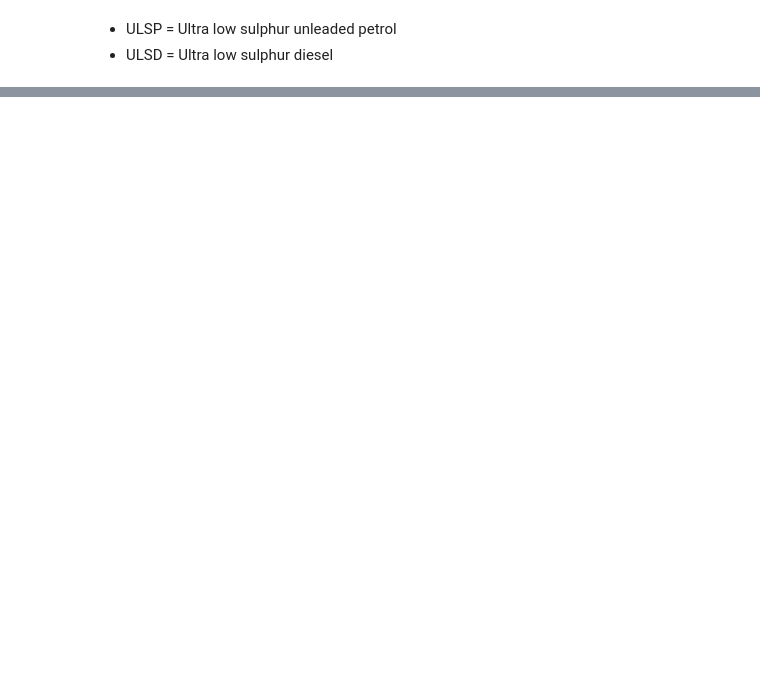
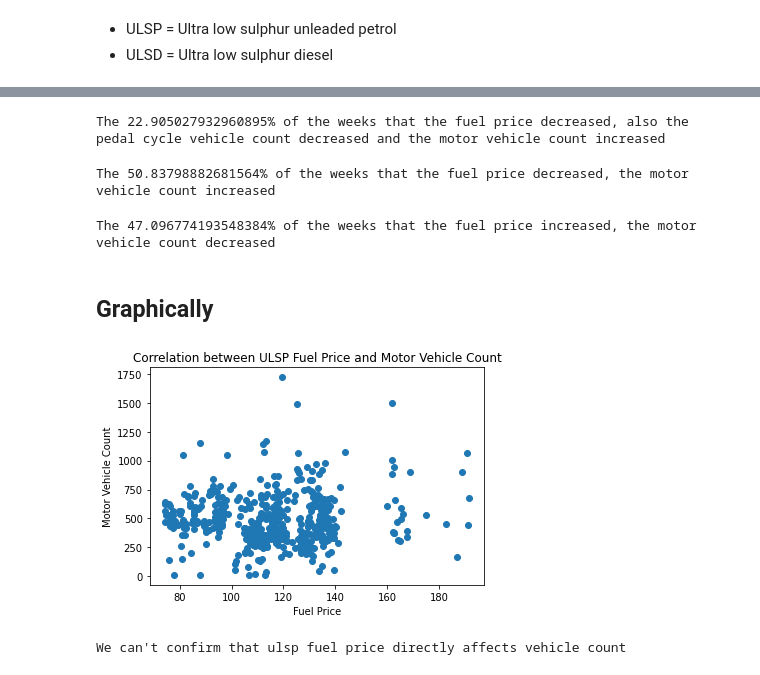
Before and after one commit to matiasgarpal/MyOwnPortfolio, a Jupyter notebook: PySpark/UK_Traffic_Data/data_engineering.ipynb, the cells around one changed output, grey strips where cells are left out. Saved outputs shown, nothing was run; the diff lists cells and outputs as text; code cells hidden in the pictures; blank space fills up the shorter version.

```diff
--- a/PySpark/UK_Traffic_Data/data_engineering.ipynb
+++ b/PySpark/UK_Traffic_Data/data_engineering.ipynb
@@ -382,0 +440,9 @@ only showing top 20 rows
+# %%
+windowSpec = Window.partitionBy().orderBy(col('year').asc(), col('weekNumber').asc())
+# %%
+df = df.groupBy('year', 'weekNumber').agg(
+    avg('pedal_cycles').alias('pedal_cycles'),
+    avg('all_motor_vehicles').alias('all_motor_vehicles')
+    ).\
+    withColumn("RN", row_number().over(windowSpec)).\
+    persist()
@@ -382,0 +469,10 @@ only showing top 20 rows
+# %%
+df = df.alias('new').join(df.alias('last_week'),
+                                            on= col('new.RN') == col('last_week.RN') + 1,
+                                            how='left'
+                                            ).\
+                                        select('new.*',
+                                               (col('new.pedal_cycles') - col('last_week.pedal_cycles')).alias('pedal_cycles_week_diff'),
+                                               (col('new.all_motor_vehicles') - col('last_week.all_motor_vehicles')).alias('all_motor_vehicles_week_diff')
+                                               ).drop('RN').\
+                                               persist()
@@ -382,0 +502,12 @@ only showing top 20 rows
+# %%
+df = df.join(fuel_prices, on= (df.weekNumber == fuel_prices.fuel_weekNumber)
+             &
+             (df.year == fuel_prices.fuel_year),
+             how='inner'
+             ).select(
+                 'year', 'weekNumber', 'pedal_cycles', 'pedal_cycles_week_diff', 'all_motor_vehicles', 'all_motor_vehicles_week_diff',
+                 'ulsp_price_litre', 'ulsp_last_week_diff', 'ulsd_price_litre', 'ulsd_last_week_diff'
+             ).\
+            persist()
+
+fuel_prices.unpersist() ##We won't use it anymore
@@ -382,0 +553,20 @@ only showing top 20 rows
+# %%
+total_fuel_increases = df.filter(df.ulsp_last_week_diff < 0).count()
+sub_total = df.filter((df.ulsp_last_week_diff < 0) & (df.all_motor_vehicles_week_diff > 0) & (df.pedal_cycles_week_diff < 0)).count()
+print(f"The {(sub_total / total_fuel_increases) * 100}% of the weeks that the fuel price decreased, also the pedal cycle vehicle count decreased and the motor vehicle count increased")
+# %% [output]
+The 22.905027932960895% of the weeks that the fuel price decreased, also the pedal cycle vehicle count decreased and the motor vehicle count increased
+# %%
+total_fuel_increases = df.filter(df.ulsp_last_week_diff < 0).count()
+sub_total = df.filter((df.ulsp_last_week_diff < 0) & (df.all_motor_vehicles_week_diff > 0)).count()
+print(f"The {(sub_total / total_fuel_increases) * 100}% of the weeks that the fuel price decreased, the motor vehicle count increased")
+# %% [output]
+The 50.83798882681564% of the weeks that the fuel price decreased, the motor vehicle count increased
+# %%
+total_fuel_increases = df.filter(df.ulsp_last_week_diff > 0).count()
+sub_total = df.filter((df.ulsp_last_week_diff > 0) & (df.all_motor_vehicles_week_diff < 0)).count()
+print(f"The {(sub_total / total_fuel_increases) * 100}% of the weeks that the fuel price increased, the motor vehicle count decreased")
+# %% [output]
+The 47.096774193548384% of the weeks that the fuel price increased, the motor vehicle count decreased
+# %% [markdown]
+## Graphically
@@ -382,0 +575,12 @@ only showing top 20 rows
+# %%
+x_values = [df.select("ulsp_price_litre").collect()]
+y_values = [df.select("all_motor_vehicles").collect()]
+plt.scatter(x_values, y_values)
+plt.xlabel("Fuel Price")
+plt.ylabel("Motor Vehicle Count")
+plt.title("Correlation between ULSP Fuel Price and Motor Vehicle Count")
+plt.show()
+print("We can't confirm that ulsp fuel price directly affects vehicle count")
+# %% [output]
+[figure, added]
+We can't confirm that ulsp fuel price directly affects vehicle count
```
Also changed, not shown: parts of 37 cells of this notebook.
